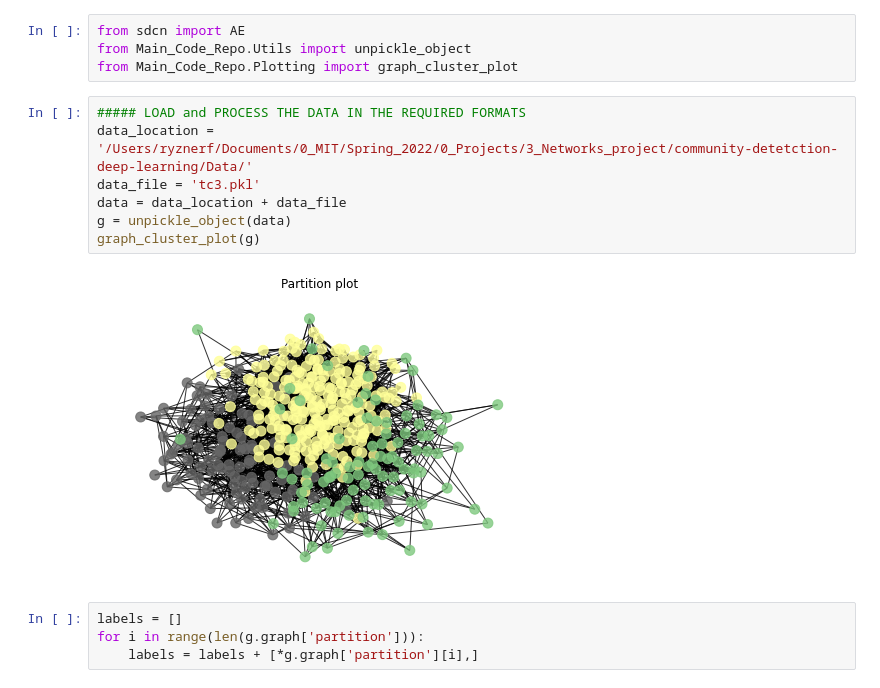
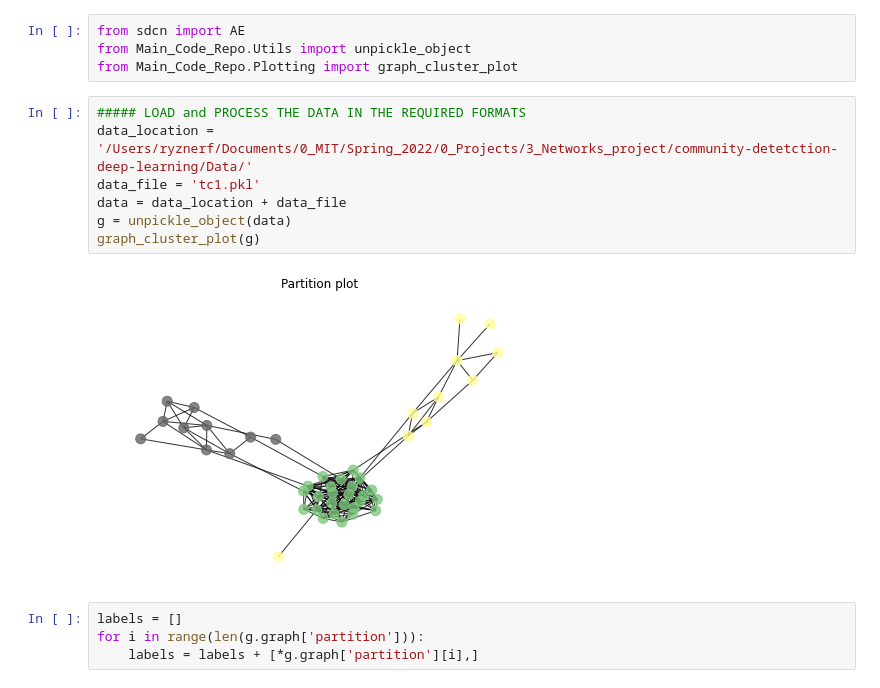
Before and after one commit to arifmoh2/community-detetction-deep-learning, a Jupyter notebook: Main_Code_Repo/DL_Methods/SDCN_final/SDCN_wrapper.ipynb, the cells around one changed output. Drawn from its saved outputs; the diff is of its cells as text.

```diff
--- a/Main_Code_Repo/DL_Methods/SDCN_final/SDCN_wrapper.ipynb
+++ b/Main_Code_Repo/DL_Methods/SDCN_final/SDCN_wrapper.ipynb
@@ -9,12 +9,12 @@ from Main_Code_Repo.Plotting import graph_cluster_plot
 # %%
 ##### LOAD and PROCESS THE DATA IN THE REQUIRED FORMATS
 data_location = '/Users/ryznerf/Documents/0_MIT/Spring_2022/0_Projects/3_Networks_project/community-detetction-deep-learning/Data/'
-data_file = 'tc3.pkl'
+data_file = 'tc1.pkl'
 data = data_location + data_file
 g = unpickle_object(data)
 graph_cluster_plot(g)
 # %% [output]
-[figure, old version]
+[figure, new version]
 # %%
 labels = []
 for i in range(len(g.graph['partition'])):
```
Also changed, not shown: parts of 1 cell of this notebook, 9 other files.
